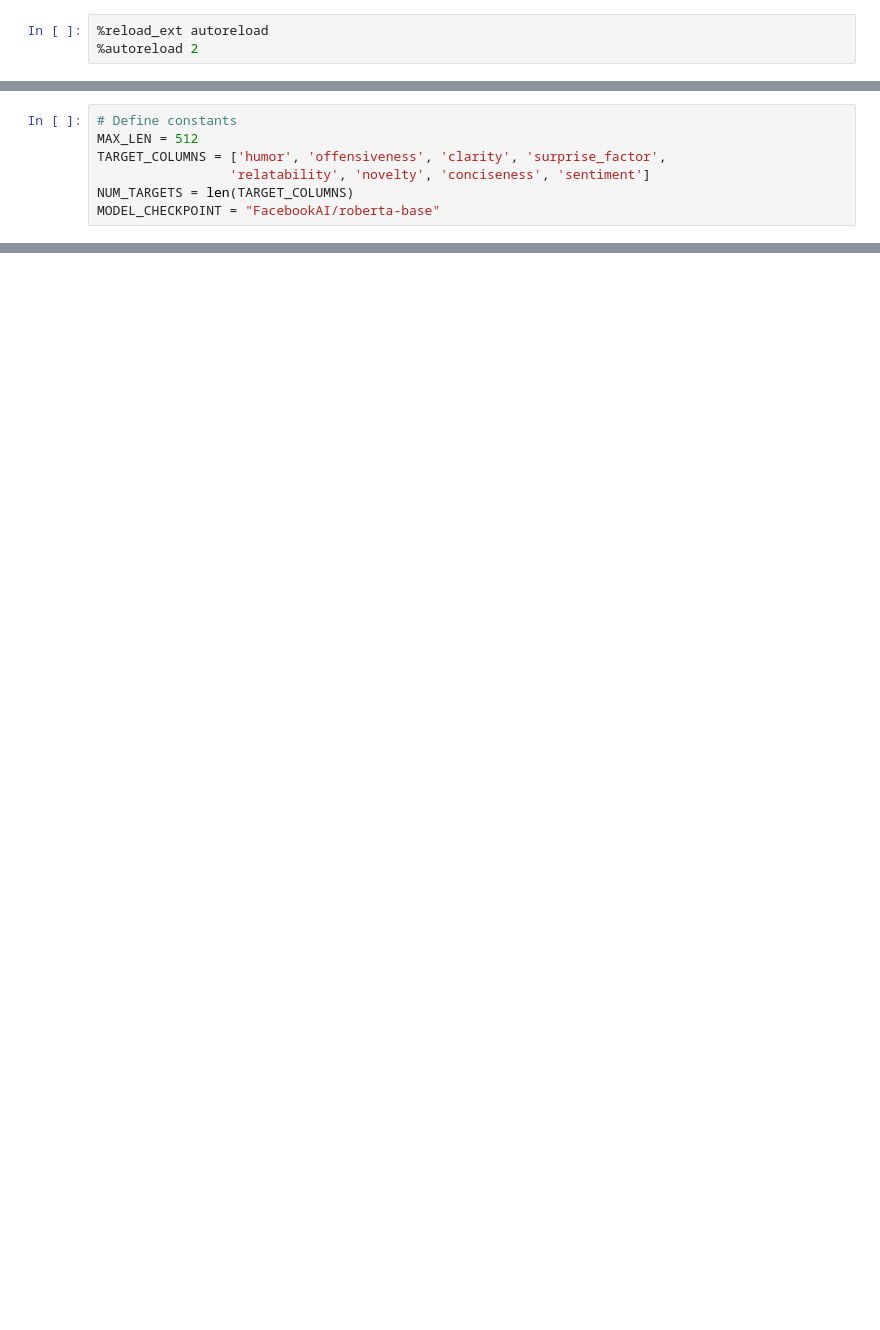
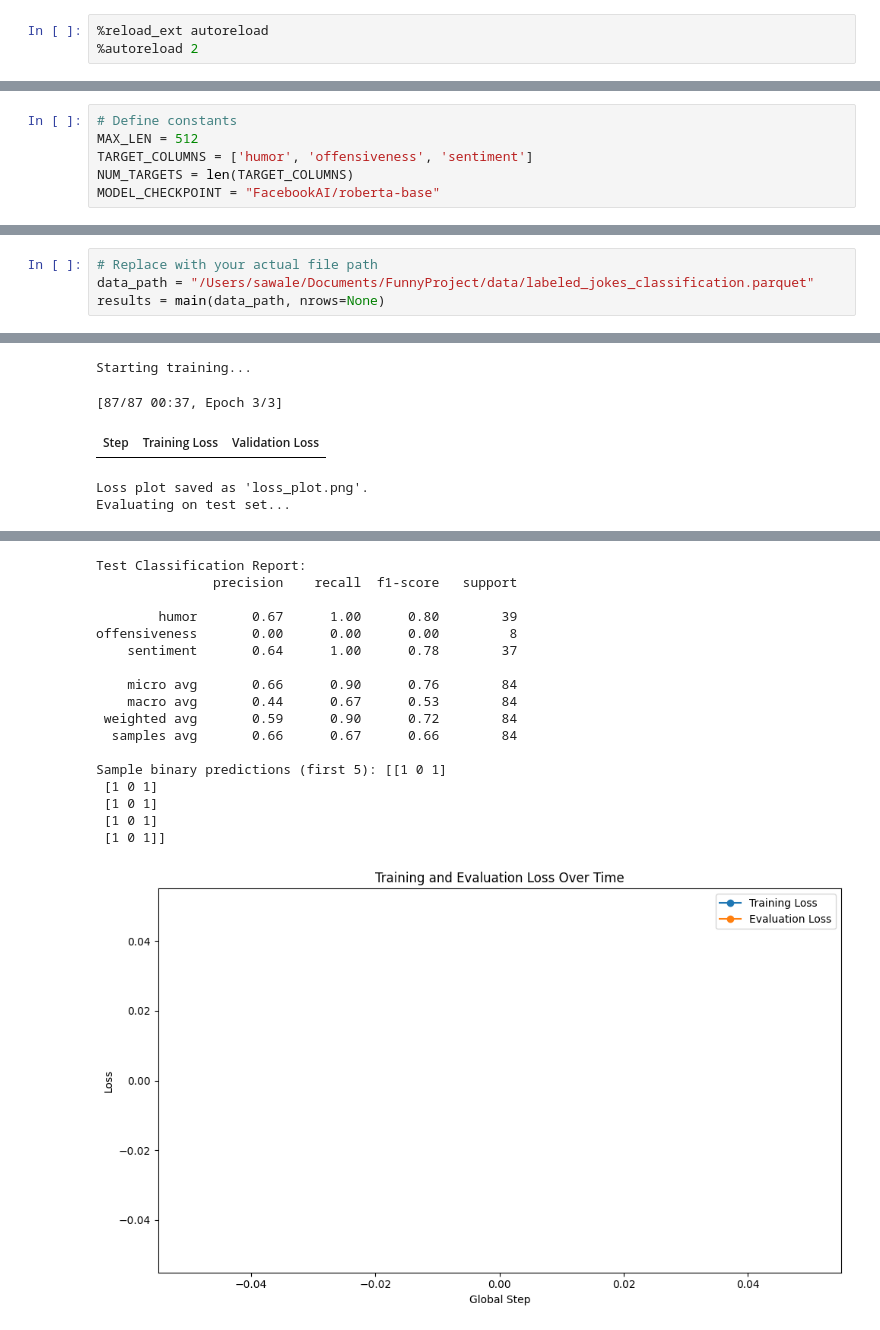
Before and after one commit to AwaleSajil/FunnyProject, a Jupyter notebook: traning_encoder/1_traning.ipynb, the cells around one changed output, grey strips where cells are left out. Cells and saved outputs as stored; diff of their text form; blank space fills up the shorter version.

Commit message:
to classification

```diff
--- a/traning_encoder/1_traning.ipynb
+++ b/traning_encoder/1_traning.ipynb
@@ -38,7 +40,6 @@ np.random.seed(SEED)
 # %%
 # Define constants
 MAX_LEN = 512
-TARGET_COLUMNS = ['humor', 'offensiveness', 'clarity', 'surprise_factor',
-                 'relatability', 'novelty', 'conciseness', 'sentiment']
+TARGET_COLUMNS = ['humor', 'offensiveness', 'sentiment']
 NUM_TARGETS = len(TARGET_COLUMNS)
 MODEL_CHECKPOINT = "FacebookAI/roberta-base"
@@ -480,0 +366,5 @@ def analyze_results(predictions, actual_values):
+# %%
+# Replace with your actual file path
+data_path = "/Users/sawale/Documents/FunnyProject/data/labeled_jokes_classification.parquet"
+results = main(data_path, nrows=None)
+# %% [output]
@@ -480,0 +379,5 @@ def analyze_results(predictions, actual_values):
+Starting training...
+[87/87 00:37, Epoch 3/3]
+| Step | Training Loss | Validation Loss |
+Loss plot saved as 'loss_plot.png'.
+Evaluating on test set...
@@ -481 +402,19 @@ def analyze_results(predictions, actual_values):
+Test Classification Report:
+               precision    recall  f1-score   support
+
+        humor       0.67      1.00      0.80        39
+offensiveness       0.00      0.00      0.00         8
+    sentiment       0.64      1.00      0.78        37
+
+    micro avg       0.66      0.90      0.76        84
+    macro avg       0.44      0.67      0.53        84
+ weighted avg       0.59      0.90      0.72        84
+  samples avg       0.66      0.67      0.66        84
+
+Sample binary predictions (first 5): [[1 0 1]
+ [1 0 1]
+ [1 0 1]
+ [1 0 1]
+ [1 0 1]]
+[figure, added]
 # %%
```
Also changed, not shown: parts of 6 cells of this notebook, 2 other files.
